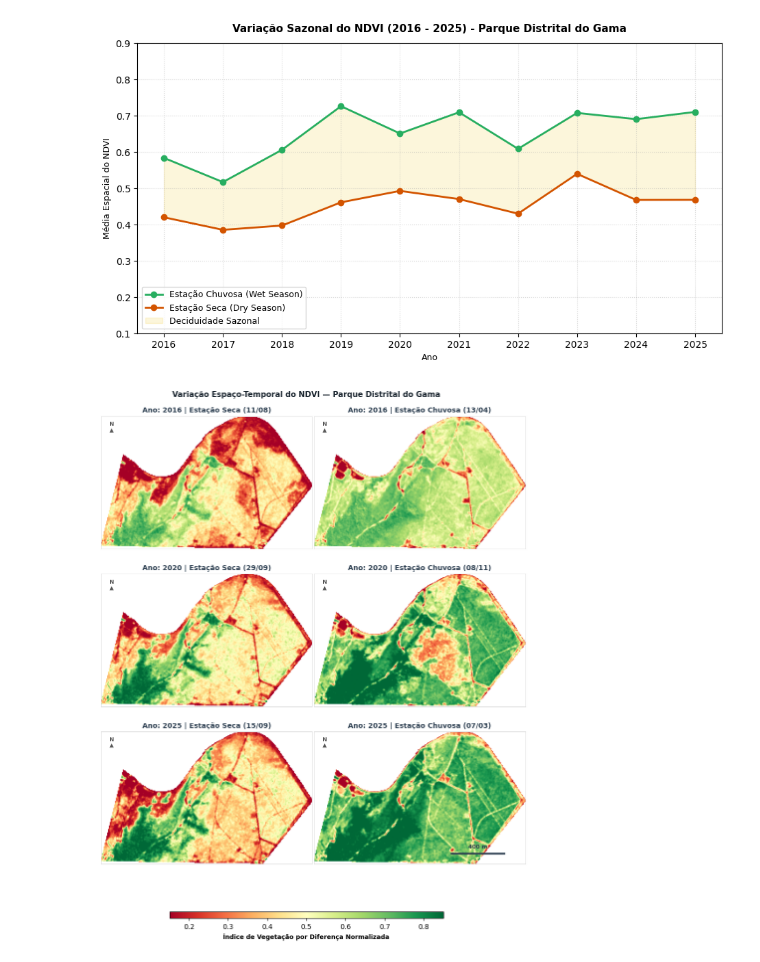
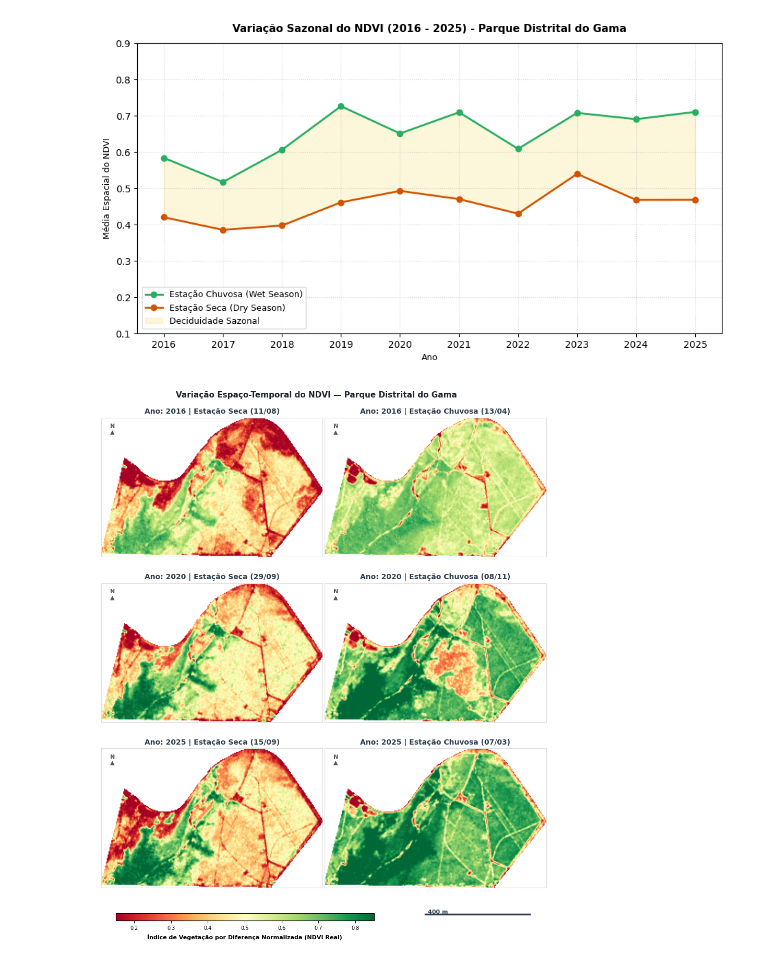
Before and after one commit to maribgama/MultitemporalAnalysis_NDVI, a Jupyter notebook: NDVI_Analysis.ipynb, the cells around one changed output. Drawn from its saved outputs; the diff is of its cells as text; code cells hidden in the pictures.

```diff
--- a/NDVI_Analysis.ipynb
+++ b/NDVI_Analysis.ipynb
@@ -176,7 +173,7 @@ def processar_ndvi_s2(img, is_l1c=False):
     return ndvi
 
 # LAYOUT DA PRANCHA
-fig, axes = plt.subplots(len(anos_selecionados), 2, figsize=(9, 3.0 * len(anos_selecionados)), facecolor='#ffffff')
+fig, axes = plt.subplots(len(anos_selecionados), 2, figsize=(11, 3.8 * len(anos_selecionados)), facecolor='#ffffff')
 plt.subplots_adjust(wspace=0.01, hspace=0.05, bottom=0.12, top=0.94)
 
 cmap_custom = plt.cm.get_cmap('RdYlGn').copy()
@@ -207,13 +204,11 @@ for idx, ano in enumerate(anos_selecionados):
             arr_dry = geemap.ee_to_numpy(ndvi_dry, region=roi, scale=10)
             arr_dry = np.where(arr_dry == 0, np.nan, arr_dry)
 
-           # Adiciona uma folga de 5 pixels nas bordas para não comer o polígono
-                ymin_d = max(0, ymin_d - 5)
-                ymax_d = min(arr_dry.shape[0], ymax_d + 5)
-                xmin_d = max(0, xmin_d - 5)
-                xmax_d = min(arr_dry.shape[1], xmax_d + 5)
-
-                arr_dry_cropped = arr_dry[ymin_d:ymax_d, xmin_d:xmax_d]
+            nan_mask_d = ~np.isnan(arr_dry)
+            if np.any(nan_mask_d):
+                ymin_d, ymax_d = np.where(np.any(nan_mask_d, axis=1))[0][[0, -1]]
+                xmin_d, xmax_d = np.where(np.any(nan_mask_d, axis=0))[0][[0, -1]]
+                arr_dry_cropped = arr_dry[ymin_d:ymax_d+1, xmin_d:xmax_d+1]
 
                 im_dry = ax_dry.imshow(arr_dry_cropped, cmap=cmap_custom, vmin=0.15, vmax=0.85)
                 ax_dry.set_title(f"Ano: {ano} | Estação Seca ({d_seca[8:10]}/{d_seca[5:7]})", fontsize=10, fontweight='bold', color='#2c3e50')
@@ -236,42 +231,43 @@ for idx, ano in enumerate(anos_selecionados):
             ndvi_rain = processar_ndvi_s2(img_rain).clip(roi)
             arr_rain = geemap.ee_to_numpy(ndvi_rain, region=roi, scale=10)
             arr_rain = np.where(arr_rain == 0, np.nan, arr_rain)
 
-           # Adiciona uma folga de 5 pixels nas bordas para não comer o polígono
-                ymin_r = max(0, ymin_r - 5)
-                ymax_r = min(arr_rain.shape[0], ymax_r + 5)
-                xmin_r = max(0, xmin_r - 5)
-                xmax_r = min(arr_rain.shape[1], xmax_r + 5)
-
-                arr_rain_cropped = arr_rain[ymin_r:ymax_r, xmin_r:xmax_r]
+            nan_mask_r = ~np.isnan(arr_rain)
+            if np.any(nan_mask_r):
+                ymin_r, ymax_r = np.where(np.any(nan_mask_r, axis=1))[0][[0, -1]]
+                xmin_r, xmax_r = np.where(np.any(nan_mask_r, axis=0))[0][[0, -1]]
+                arr_rain_cropped = arr_rain[ymin_r:ymax_r+1, xmin_r:xmax_r+1]
 
                 im_rain = ax_rain.imshow(arr_rain_cropped, cmap=cmap_custom, vmin=0.15, vmax=0.85)
                 ax_rain.set_title(f"Ano: {ano} | Estação Chuvosa ({d_chuva[8:10]}/{d_chuva[5:7]})", fontsize=10, fontweight='bold', color='#2c3e50')
             else:
                 ax_rain.text(0.5, 0.5, 'Sem pixels válidos', ha='center', va='center', color='#95a5a6')
         except Exception as e:
             ax_rain.text(0.5, 0.5, f'Erro na Chuva de {ano}', ha='center', va='center', color='#e74c3c', fontsize=9)
 
 
     # AJUSTES DE BORDA E ORIENTAÇÃO DO QUADRANTE
     ax_dry.set_xticks([]); ax_dry.set_yticks([])
     ax_rain.set_xticks([]); ax_rain.set_yticks([])
     for spine in ax_dry.spines.values(): spine.set_color('#e0e0e0')
     for spine in ax_rain.spines.values(): spine.set_color('#e0e0e0')
     ax_dry.text(0.05, 0.92, 'N\n▲', ha='center', va='center', fontsize=8, fontweight='bold', color='#555555', transform=ax_dry.transAxes)
     ax_rain.text(0.05, 0.92, 'N\n▲', ha='center', va='center', fontsize=8, fontweight='bold', color='#555555', transform=ax_rain.transAxes)
 
 
-axes[-1, 1].plot([0.65, 0.9], [0.08, 0.08], color='#2c3e50', linewidth=2.5, transform=axes[-1, 1].transAxes)
-axes[-1, 1].text(0.775, 0.12, '400 m', ha='center', fontsize=8, fontweight='bold', color='#2c3e50', transform=axes[-1, 1].transAxes)
+ax_escala_base = fig.add_axes([0.68, 0.08, 0.20, 0.02])
+ax_escala_base.axis('off')
+ax_escala_base.plot([0.1, 0.9], [0.2, 0.2], color='#2c3e50', linewidth=2.5)
+ax_escala_base.text(0.2, 0.2, '400 m', ha='center', va='bottom', fontsize=8, fontweight='bold', color='#2c3e50')
 
 
 plt.suptitle('Variação Espaço-Temporal do NDVI — Parque Distrital do Gama', fontsize=11, fontweight='bold', color='#1a252f', y=0.97)
-cbar_ax = fig.add_axes([0.25, 0.04, 0.5, 0.012])
+cbar_ax = fig.add_axes([0.15, 0.08, 0.45, 0.012])
 cbar = fig.colorbar(im_dry, cax=cbar_ax, orientation='horizontal')
-cbar.set_label('Índice de Vegetação por Diferença Normalizada', fontsize=9, fontweight='bold', labelpad=4)
+cbar.set_label('Índice de Vegetação por Diferença Normalizada (NDVI Real)', fontsize=8, fontweight='bold', labelpad=4)
+cbar.ax.tick_params(labelsize=7)
 
 plt.savefig("prancha_ndvi_3anos_final.png", dpi=300, bbox_inches='tight')
 plt.show()
 # %% [output]
-[figure, old version]
+[figure, new version]
```
Also changed, not shown: parts of 1 cell of this notebook.
